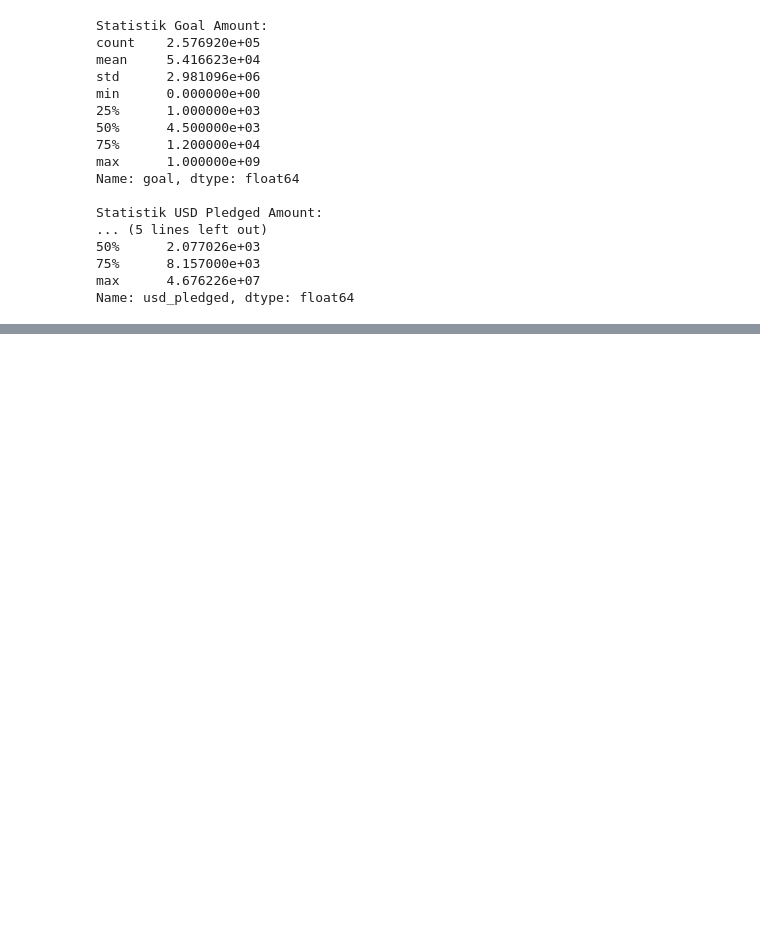
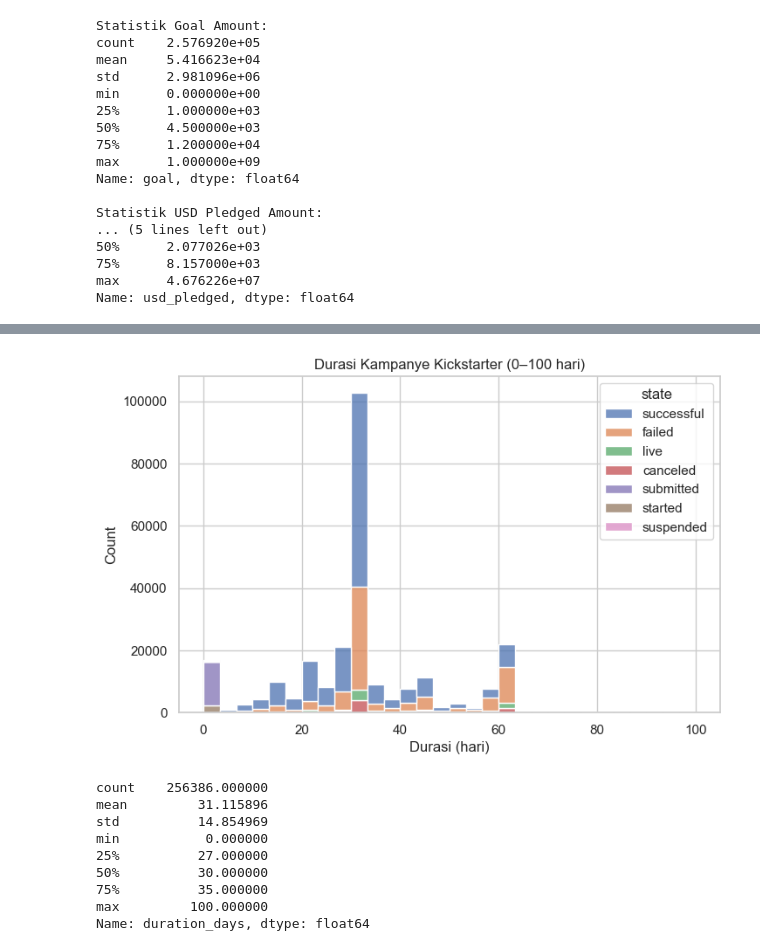
Before and after one commit to hasbiazif/kickstarter, a Jupyter notebook: notebooks/01_EDA.ipynb, the cells around one changed output, grey strips where cells are left out. Drawn from its saved outputs; the diff is of its cells as text; code cells hidden in the pictures; blank space fills up the shorter version.

```diff
--- a/notebooks/01_EDA.ipynb
+++ b/notebooks/01_EDA.ipynb
@@ -229,3 +229,11 @@ Statistik USD Pledged Amount:
 75%      8.157000e+03
 max      4.676226e+07
 Name: usd_pledged, dtype: float64
+# %%
+# ubah kolom timestamp jadi datetime
+df["launched_at"] = pd.to_datetime(df["launched_at"], unit="s")
+df["deadline"] = pd.to_datetime(df["deadline"], unit="s")
+df["created_at"] = pd.to_datetime(df["created_at"], unit="s")
+df["state_changed_at"] = pd.to_datetime(df["state_changed_at"], unit="s")
+
+df[["launched_at","deadline","created_at","state_changed_at"]].head()
@@ -231,0 +247,25 @@ Name: usd_pledged, dtype: float64
+# %%
+# hitung ulang durasi
+df["duration_days"] = (df["deadline"] - df["launched_at"]).dt.days
+
+# filter kampanye dengan durasi wajar (<= 100 hari)
+df_duration = df[df["duration_days"].between(0, 100)]
+
+plt.figure(figsize=(8,5))
+sns.histplot(df_duration, x="duration_days", hue="state", multiple="stack", bins=30)
+plt.title("Durasi Kampanye Kickstarter (0–100 hari)")
+plt.xlabel("Durasi (hari)")
+plt.show()
+
+df_duration["duration_days"].describe()
+# %% [output]
+[figure, added]
+count    256386.000000
+mean         31.115896
+std          14.854969
+min           0.000000
+25%          27.000000
+50%          30.000000
+75%          35.000000
+max         100.000000
+Name: duration_days, dtype: float64
```
Also changed, not shown: parts of 6 cells of this notebook, 1 other file.
